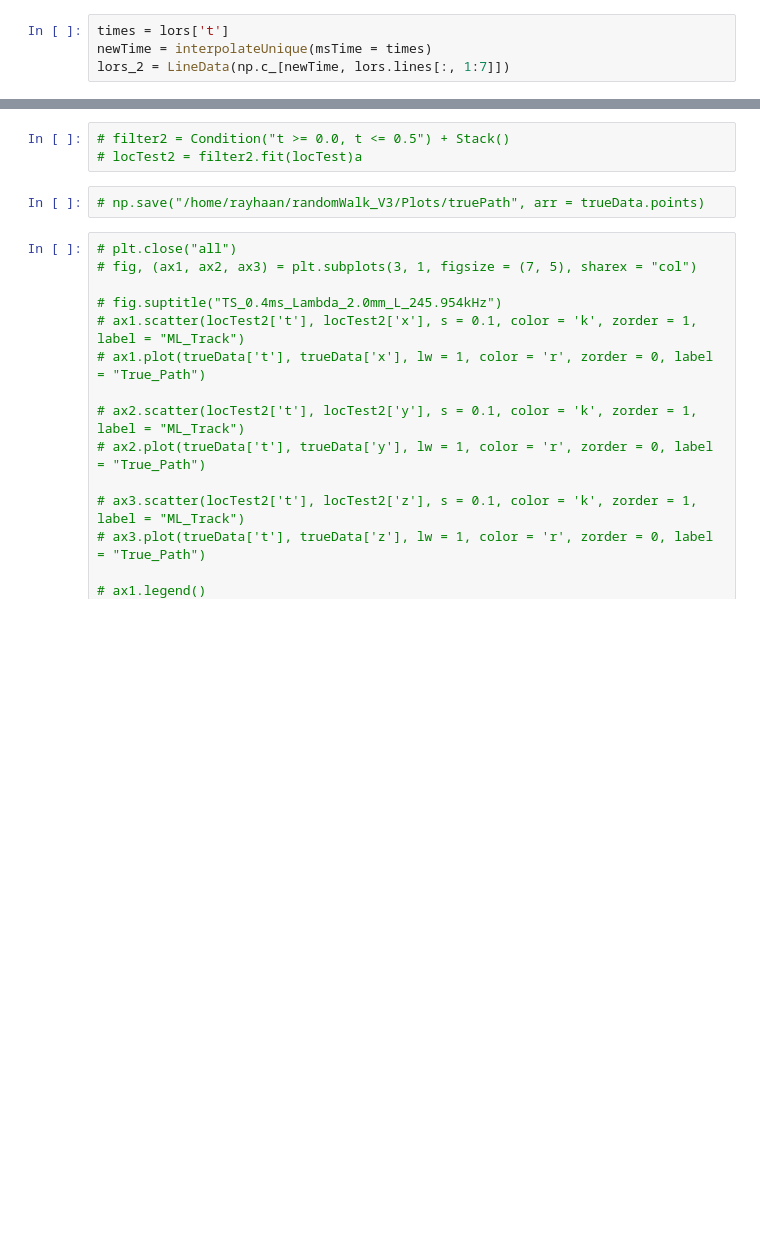
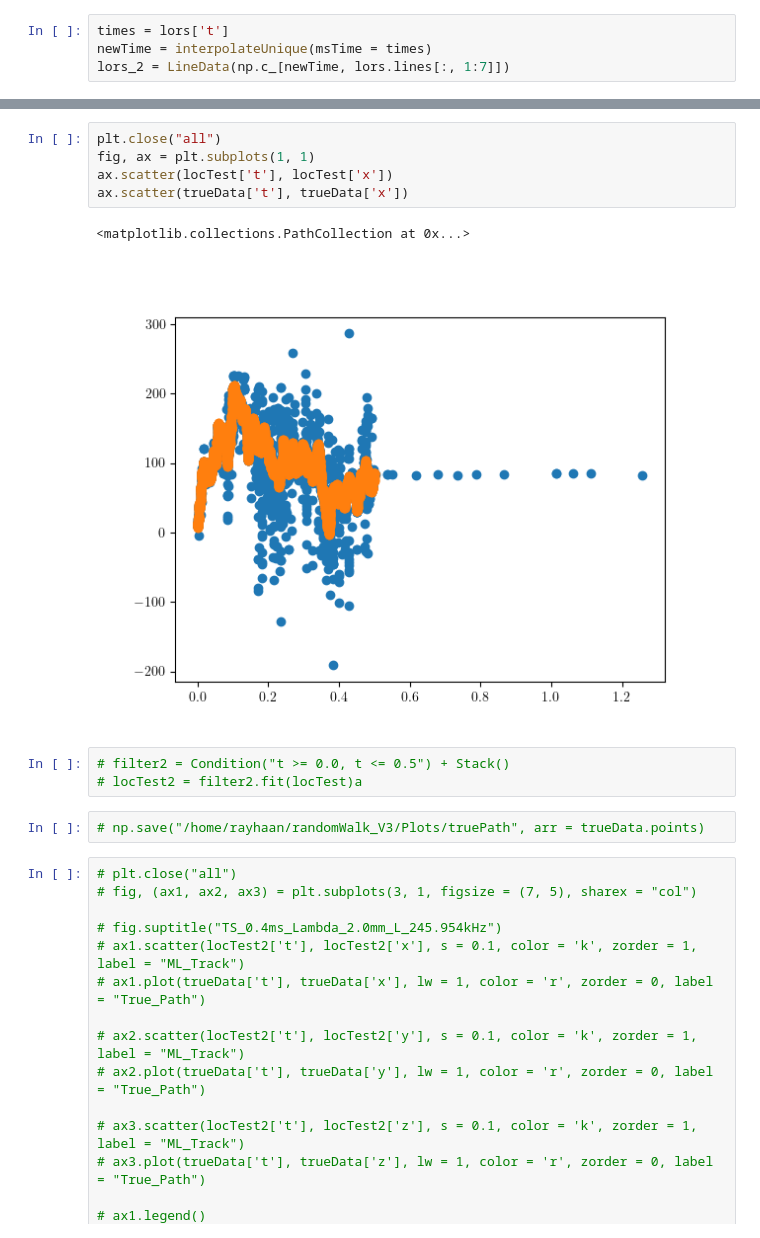
Before and after one commit to Rayo101/Radom_walk_paper_analysis, a Jupyter notebook: Notebooks/Sigma_2.0mm_Tau_Vary.ipynb, the cells around one changed output, grey strips where cells are left out. Cells and saved outputs as stored; diff of their text form; blank space fills up the shorter version.

```diff
--- a/Notebooks/Sigma_2.0mm_Tau_Vary.ipynb
+++ b/Notebooks/Sigma_2.0mm_Tau_Vary.ipynb
@@ -77,3 +77,11 @@ The location rate is 11928.0 Hz
+# %%
+plt.close("all")
+fig, ax = plt.subplots(1, 1)
+ax.scatter(locTest['t'], locTest['x'])
+ax.scatter(trueData['t'], trueData['x'])
+# %% [output]
+<matplotlib.collections.PathCollection at 0x...>
+[figure, added]
 # %%
 # filter2 = Condition("t >= 0.0, t <= 0.5") + Stack()
 # locTest2 = filter2.fit(locTest)a
```
Also changed, not shown: parts of 14 cells of this notebook, 43 other files.
